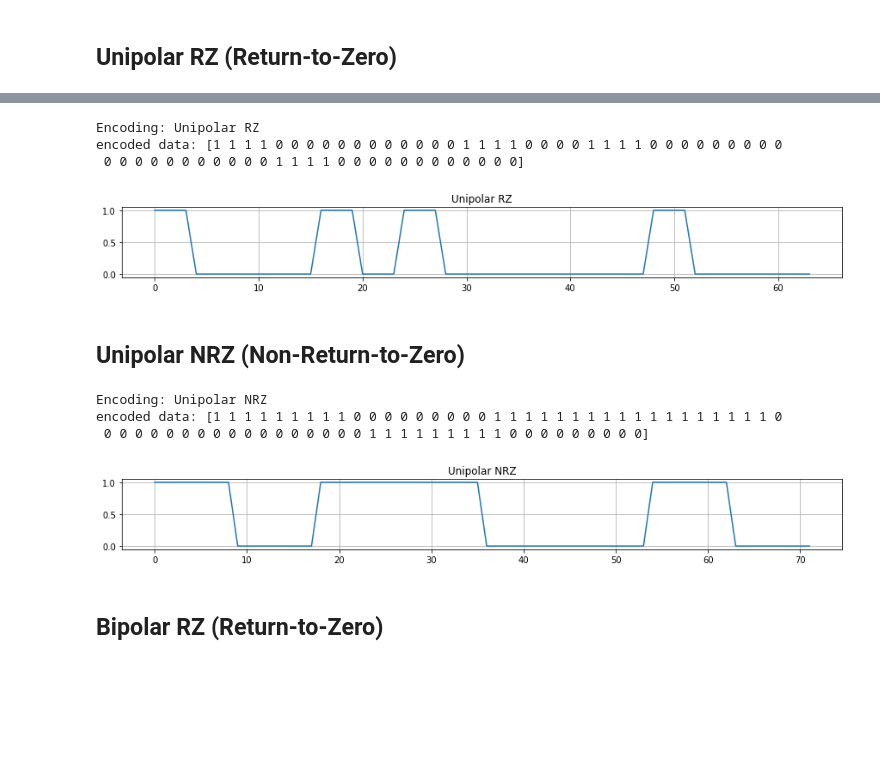
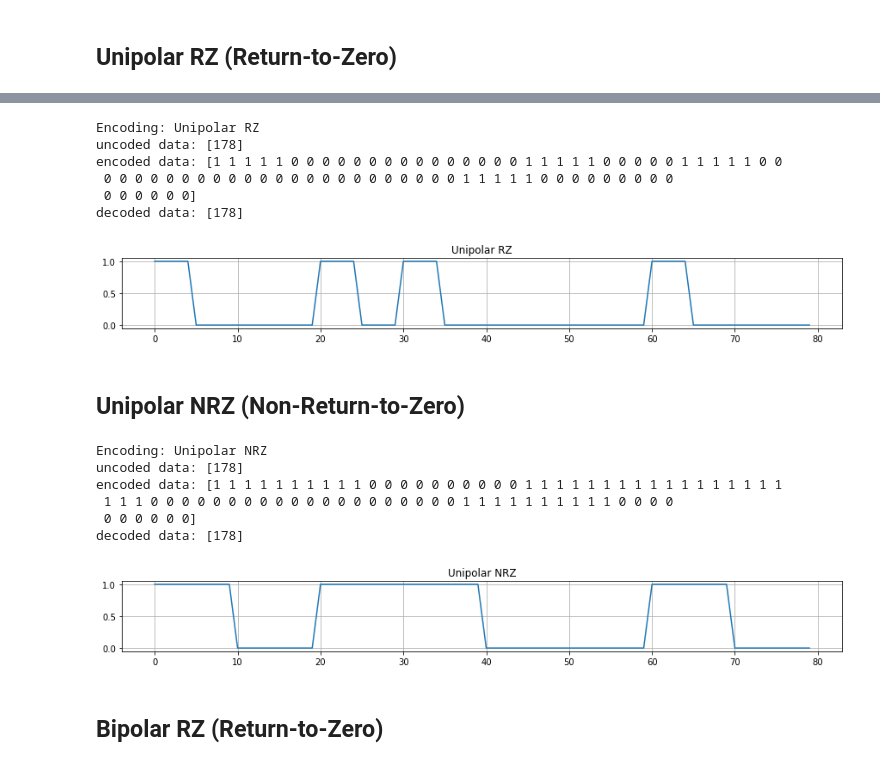
Before and after one commit to joaoantoniocardoso/SCM, a Jupyter notebook: t1_encoding.ipynb, the cells around one changed output, grey strips where cells are left out. Drawn from its saved outputs; the diff is of its cells as text; code cells hidden in the pictures; blank space fills up the shorter version.

```diff
--- a/t1_encoding.ipynb
+++ b/t1_encoding.ipynb
@@ -48,7 +55,7 @@ def encode_unipolar_rz(data: np.array,
     if type(data) != type(np.array([], dtype=np.uint8)):
         raise SystemExit('Error: Expecting dtype=np.array for parameter data.')
 
-    length = int(bit_period // sampling_period)
+    length = int(bit_period / sampling_period)
     bitarray = np.unpackbits(data)
     symbols = []
 
@@ -62,9 +69,32 @@ def encode_unipolar_rz(data: np.array,
 
     return np.array(symbols)
 
+def decode_unipolar_rz(signal: np.array,
+                       bit_period: float =1,
+                       sampling_period: float = 0.1,
+                       high_level: float = 1
+                       ) -> np.array:
+
+    length = int(bit_period / sampling_period)
+
+    symbol1 = [high_level] * (length // 2) + [0] * (length // 2)
+    symbol0 = [0] * (length)
+
+    symbols = np.split(signal, len(signal) // length)
+    bitarray = []
+    for symbol in symbols:
+        if np.correlate(symbol1, symbol) > np.correlate(symbol0, symbol):
+            bitarray += [1]
+        else:
+            bitarray += [0]
+
+    bitarray = np.array(bitarray, dtype=np.uint8)
+    return np.packbits(bitarray)
+
 
 if __name__ == '__main__' and callable(globals().get("get_ipython", None)):
     print('Encoding: Unipolar RZ')
+    print(f'uncoded data: {uncoded_data}')
     encoded_data = encode_unipolar_rz(
         uncoded_data, bit_period, sampling_period)
     print(f'encoded data: {encoded_data}')
@@ -73,11 +103,18 @@ if __name__ == '__main__' and callable(globals().get("get_ipython", None)):
     plt.title('Unipolar RZ')
     plt.plot(encoded_data)
     plt.grid()
+
+    decoded_data = decode_unipolar_rz(
+        encoded_data, bit_period, sampling_period)
+    print(f'decoded data: {decoded_data}')
 # %% [output]
 Encoding: Unipolar RZ
-encoded data: [1 1 1 1 0 0 0 0 0 0 0 0 0 0 0 0 1 1 1 1 0 0 0 0 1 1 1 1 0 0 0 0 0 0 0 0 0
- 0 0 0 0 0 0 0 0 0 0 0 1 1 1 1 0 0 0 0 0 0 0 0 0 0 0 0]
+uncoded data: [178]
+encoded data: [1 1 1 1 1 0 0 0 0 0 0 0 0 0 0 0 0 0 0 0 1 1 1 1 1 0 0 0 0 0 1 1 1 1 1 0 0
+ 0 0 0 0 0 0 0 0 0 0 0 0 0 0 0 0 0 0 0 0 0 0 0 1 1 1 1 1 0 0 0 0 0 0 0 0 0
+ 0 0 0 0 0 0]
+decoded data: [178]
-[figure, old version]
+[figure, new version]
 # %% [markdown]
 ## Unipolar NRZ (Non-Return-to-Zero)
 # %%
@@ -88,37 +125,67 @@ def encode_unipolar_nrz(data: np.array,
                         ) -> np.array:
 
     if type(data) != type(np.array([], dtype=np.uint8)):
         raise SystemExit('Error: Expecting dtype=np.array for parameter data.')
 
-    length = int(bit_period // sampling_period)
+    length = int(bit_period / sampling_period)
     bitarray = np.unpackbits(data)
     symbols = []
 
     for bit in bitarray:
         if bit == 1:
             symbol = [high_level] * length
         else:
             symbol = [0] * length
         symbols += symbol
 
     return np.array(symbols)
 
+def decode_unipolar_nrz(signal: np.array,
+                       bit_period: float =1,
+                       sampling_period: float = 0.1,
+                       high_level: float = 1
+                       ) -> np.array:
+
+    length = int(bit_period / sampling_period)
+
+    symbol1 = [high_level] * (length)
+    symbol0 = [0] * (length)
+
+    symbols = np.split(signal, len(signal) // length)
+    bitarray = []
+    for symbol in symbols:
+        if np.correlate(symbol1, symbol) > np.correlate(symbol0, symbol):
+            bitarray += [1]
+        else:
+            bitarray += [0]
+
+    bitarray = np.array(bitarray, dtype=np.uint8)
+    return np.packbits(bitarray)
+
 
 if __name__ == '__main__' and callable(globals().get("get_ipython", None)):
     print('Encoding: Unipolar NRZ')
+    print(f'uncoded data: {uncoded_data}')
     encoded_data = encode_unipolar_nrz(
         uncoded_data, bit_period, sampling_period)
     print(f'encoded data: {encoded_data}')
 
     plt.figure(figsize=(15, 1.5))
     plt.title('Unipolar NRZ')
     plt.plot(encoded_data)
     plt.grid()
+
+    decoded_data = decode_unipolar_nrz(
+        encoded_data, bit_period, sampling_period)
+    print(f'decoded data: {decoded_data}')
 # %% [output]
 Encoding: Unipolar NRZ
-encoded data: [1 1 1 1 1 1 1 1 1 0 0 0 0 0 0 0 0 0 1 1 1 1 1 1 1 1 1 1 1 1 1 1 1 1 1 1 0
- 0 0 0 0 0 0 0 0 0 0 0 0 0 0 0 0 0 1 1 1 1 1 1 1 1 1 0 0 0 0 0 0 0 0 0]
+uncoded data: [178]
+encoded data: [1 1 1 1 1 1 1 1 1 1 0 0 0 0 0 0 0 0 0 0 1 1 1 1 1 1 1 1 1 1 1 1 1 1 1 1 1
+ 1 1 1 0 0 0 0 0 0 0 0 0 0 0 0 0 0 0 0 0 0 0 0 1 1 1 1 1 1 1 1 1 1 0 0 0 0
+ 0 0 0 0 0 0]
+decoded data: [178]
-[figure, old version]
+[figure, new version]
 # %% [markdown]
 ##  Bipolar RZ (Return-to-Zero)
 # %%
```
Also changed, not shown: parts of 8 cells of this notebook, 2 other files.
